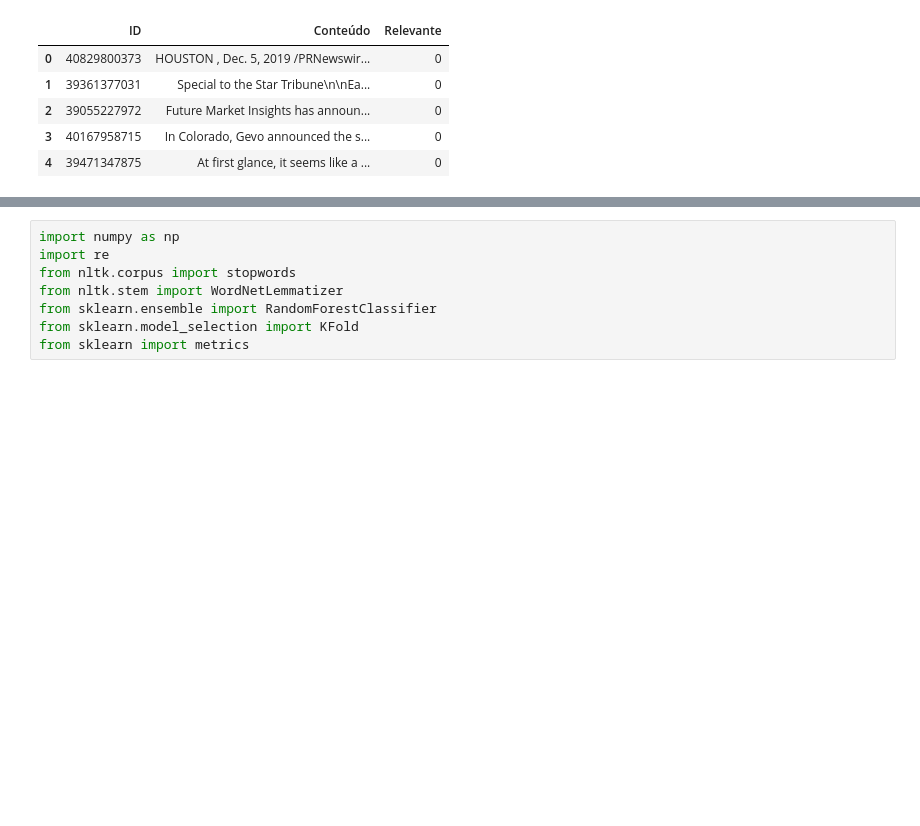
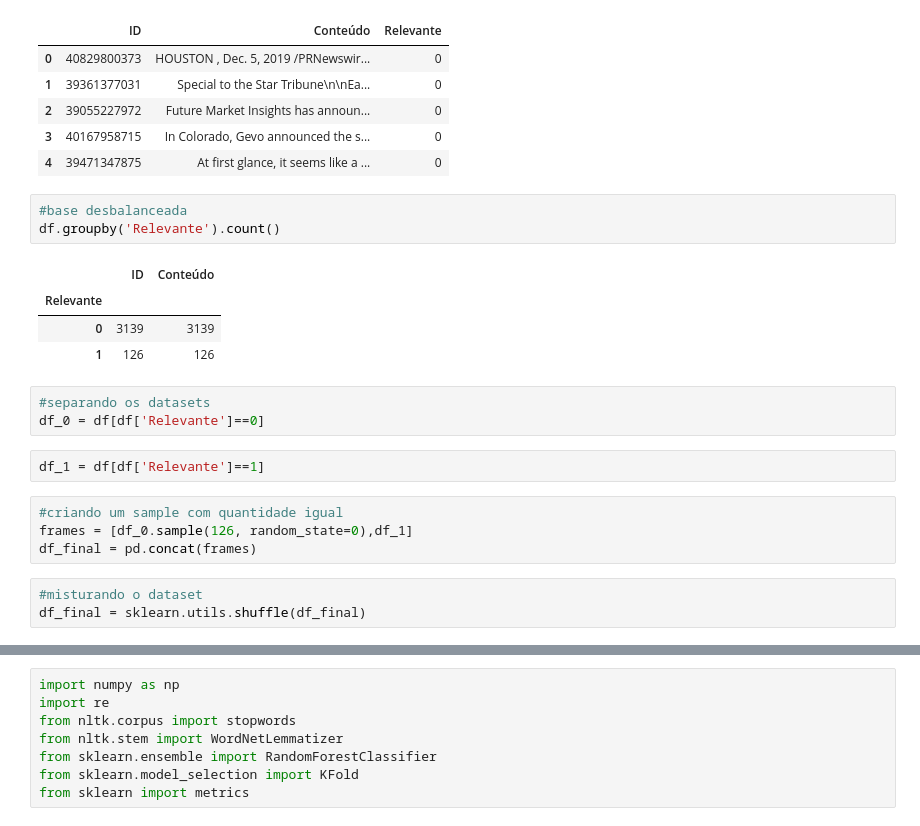
Before and after one commit to EricFerreiraS/ds_challenge, a Jupyter notebook: DS Challenge.ipynb, the cells around one changed output, grey strips where cells are left out. Cells and saved outputs as stored; diff of their text form; blank space fills up the shorter version.

```diff
--- a/DS Challenge.ipynb
+++ b/DS Challenge.ipynb
@@ -211,3 +222,23 @@ df.head()
 | 2 | 39055227972 | Future Market Insights has announ... | 0 |
 | 3 | 40167958715 | In Colorado, Gevo announced the s... | 0 |
 | 4 | 39471347875 | At first glance, it seems like a ... | 0 |
+# %%
+#base desbalanceada
+df.groupby('Relevante').count()
+# %% [output]
+|  | ID | Conteúdo |
+| Relevante |  |  |
+| 0 | 3139 | 3139 |
+| 1 | 126 | 126 |
+# %%
+#separando os datasets
+df_0 = df[df['Relevante']==0]
+# %%
+df_1 = df[df['Relevante']==1]
+# %%
+#criando um sample com quantidade igual
+frames = [df_0.sample(126, random_state=0),df_1]
+df_final = pd.concat(frames)
+# %%
+#misturando o dataset
+df_final = sklearn.utils.shuffle(df_final)
```
Also changed, not shown: parts of 17 cells of this notebook, 1 other file.
